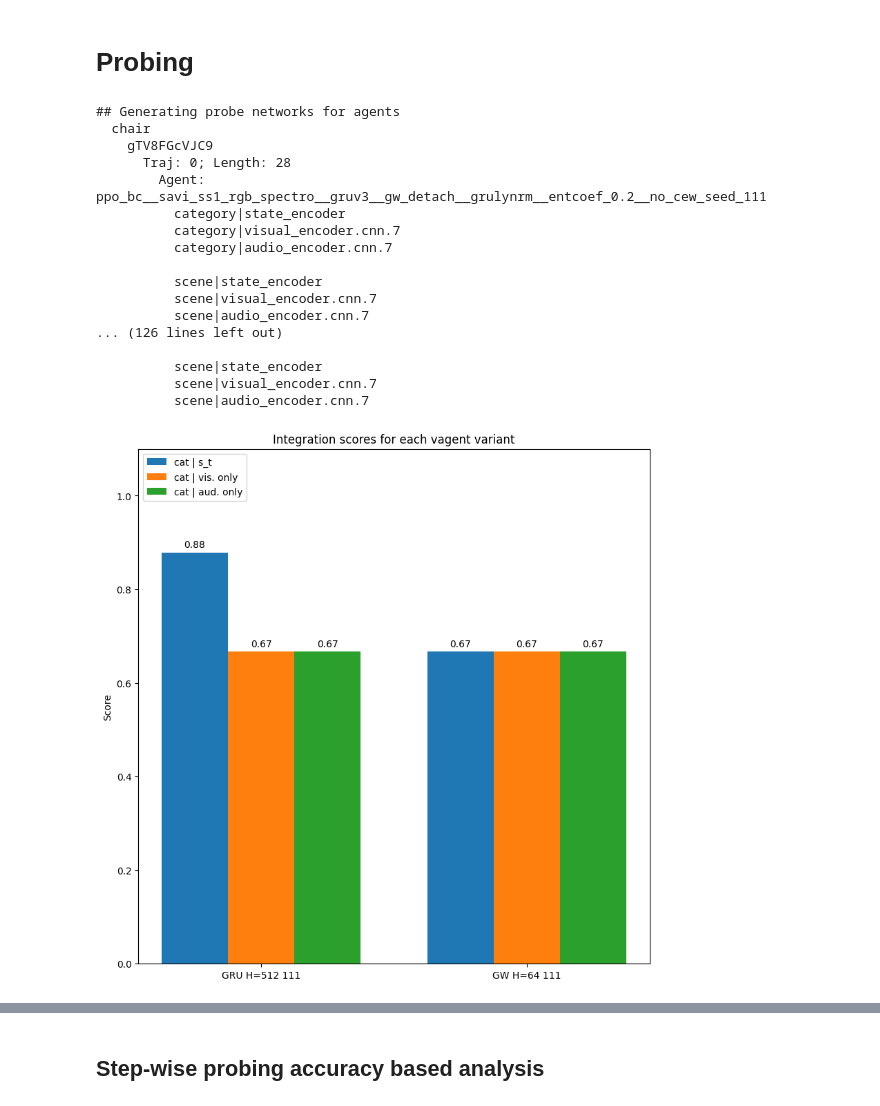
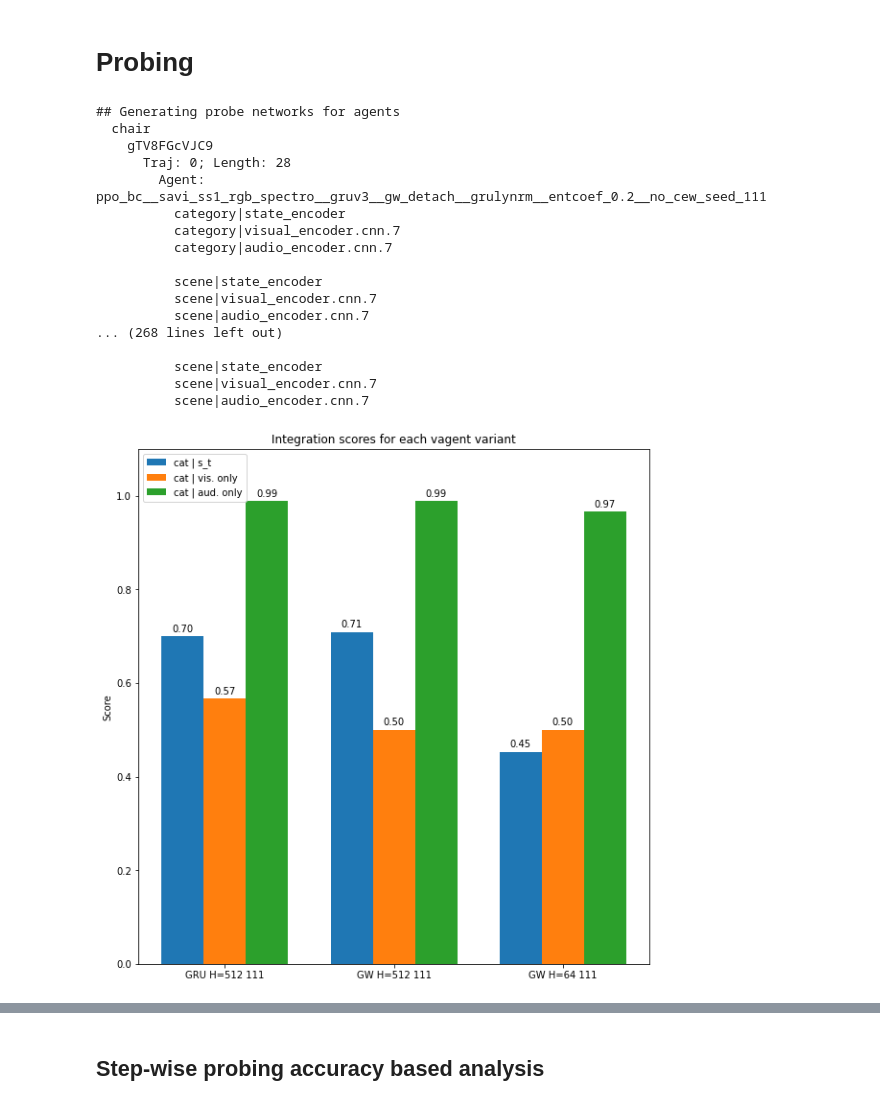
Before and after one commit to arayabrain/multimodal-global-workspace-agent, a Jupyter notebook: ppo/SAVI_v3_Analysis.ipynb, the cells around one changed output, grey strips where cells are left out. Cells and saved outputs as stored; diff of their text form; code cells hidden in the pictures.

Commit message:
Added more flexibility / grouping to the SAVi v3 agents final analysis

```diff
--- a/ppo/SAVI_v3_Analysis.ipynb
+++ b/ppo/SAVI_v3_Analysis.ipynb
@@ -713,7 +713,7 @@ Loaded GWTv3 Agent: 'ppo_bc__savi_ss1_rgb_spectro__gwtv3__gw_detach__usenull__gr
 CATEGORIES_OF_INTEREST = [
     "chair",
     # "picture",
-    # "cabinet",
+    "cabinet",
     # "plant",
     # "cushion",
     # "table"
@@ -742,11 +742,11 @@ AGENTS_OF_INTEREST = [
     ## GRUv3
     "ppo_bc__savi_ss1_rgb_spectro__gruv3__gw_detach__grulynrm__entcoef_0.2__no_cew_seed_111",
     ## GWTv3
-    # "ppo_bc__savi_ss1_rgb_spectro__gwtv3__gw_detach__usenull__grulynrm__entcoef_0.2__no_cew__seed_111",
+    "ppo_bc__savi_ss1_rgb_spectro__gwtv3__gw_detach__usenull__grulynrm__entcoef_0.2__no_cew__seed_111",
     # "ppo_bc__savi_ss1_rgb_spectro__gwtv3__gw_detach__usenull__grulynrm__entcoef_0.2__no_cew__seed_222",
     ## GWTv3 H-64
     "ppo_bc__savi_ss1_rgb_spectro__gwtv3__gw_detach__usenull__grulynrm__entcoef_0.2__no_cew__h_64__seed_111",
-    "ppo_bc__savi_ss1_rgb_spectro__gwtv3__gw_detach__usenull__grulynrm__entcoef_0.2__no_cew__h_64__seed_222", # TODO: missing probes
+    # "ppo_bc__savi_ss1_rgb_spectro__gwtv3__gw_detach__usenull__grulynrm__entcoef_0.2__no_cew__h_64__seed_222", # TODO: missing probes
     ## GWTv3.1 H=512
     # "ppo_bc__savi_ss1_rgb_spectro__gwtv3.1__gw_detach__usenull__grulynrm__entcoef_0.2__no_cew__seed_222",
     # "ppo_bc__savi_ss1_rgb_spectro__gwtv3.2__gw_detach__usenull__grulynrm__entcoef_0.2__no_cew__seed_111", # TODO: reload once trained long enough / interesting performance curves.
@@ -1124,7 +1124,7 @@ for cat, cat_dict in CAT_SCENE_TRAJS_FEATURES.items():
           scene|state_encoder
           scene|visual_encoder.cnn.7
           scene|audio_encoder.cnn.7
-... (126 lines left out)
+... (268 lines left out)
 
           scene|state_encoder
           scene|visual_encoder.cnn.7
@@ -1135,7 +1135,7 @@ AGENTS_OF_INTEREST = [
     ## GRU v3 H=512
     "ppo_bc__savi_ss1_rgb_spectro__gruv3__gw_detach__grulynrm__entcoef_0.2__no_cew_seed_111",
     ## GWTv3 H=512
-    # "ppo_bc__savi_ss1_rgb_spectro__gwtv3__gw_detach__usenull__grulynrm__entcoef_0.2__no_cew__seed_111",
+    "ppo_bc__savi_ss1_rgb_spectro__gwtv3__gw_detach__usenull__grulynrm__entcoef_0.2__no_cew__seed_111",
     # "ppo_bc__savi_ss1_rgb_spectro__gwtv3__gw_detach__usenull__grulynrm__entcoef_0.2__no_cew__seed_222",
     ## GWTv3 H=64
     "ppo_bc__savi_ss1_rgb_spectro__gwtv3__gw_detach__usenull__grulynrm__entcoef_0.2__no_cew__h_64__seed_111",
@@ -1163,35 +1163,35 @@ probe_stats_means = {
     "cat | s_t": [np.mean(
         ALL_TRAJ_PROBING_STATS[agentname]["category"]["state_encoder"]
     ) for agentname in agent_list],
 
     # cat
     "cat | vis. only": [np.mean(ALL_TRAJ_PROBING_STATS[agentname]["category"]["visual_encoder.cnn.7"])
         for agentname in agent_list],
-    "cat | aud. only": [np.mean(ALL_TRAJ_PROBING_STATS[agentname]["category"]["visual_encoder.cnn.7"])
+    "cat | aud. only": [np.mean(ALL_TRAJ_PROBING_STATS[agentname]["category"]["audio_encoder.cnn.7"])
         for agentname in agent_list],
 }
 
 x = np.arange(len(agent_list))
 # width = 0.25
 width = 1.0 / (len(list(probe_stats_means.keys()))+1)
 multiplier = 0
 
 for attribute, measurement in probe_stats_means.items():
     offset = width * multiplier
     rects = ax.bar(x + offset, measurement, width, label=attribute)
     ax.bar_label(rects, padding=3, fmt="%.2f")
     multiplier +=1
 
 # Add some text for labels, title and custom x-axis tick labels, etc.
 ax.set_ylabel('Score')
 ax.set_title('Integration scores for each vagent variant')
 ax.set_xticks(x + width, [AGENTNAME_TO_PRETTYNAME[name] for name in agent_list])
 ax.legend(loc='upper left')#, ncol=len(probe_stats_means.keys()))
 ax.set_ylim(0, 1.1)
 
 plt.show()
 # %% [output]
-[figure, old version]
+[figure, new version]
 # %%
 fig, ax = plt.subplots(1,1, figsize=(8,8), layout="constrained")
 
```
Also changed, not shown: parts of 4 cells of this notebook.
